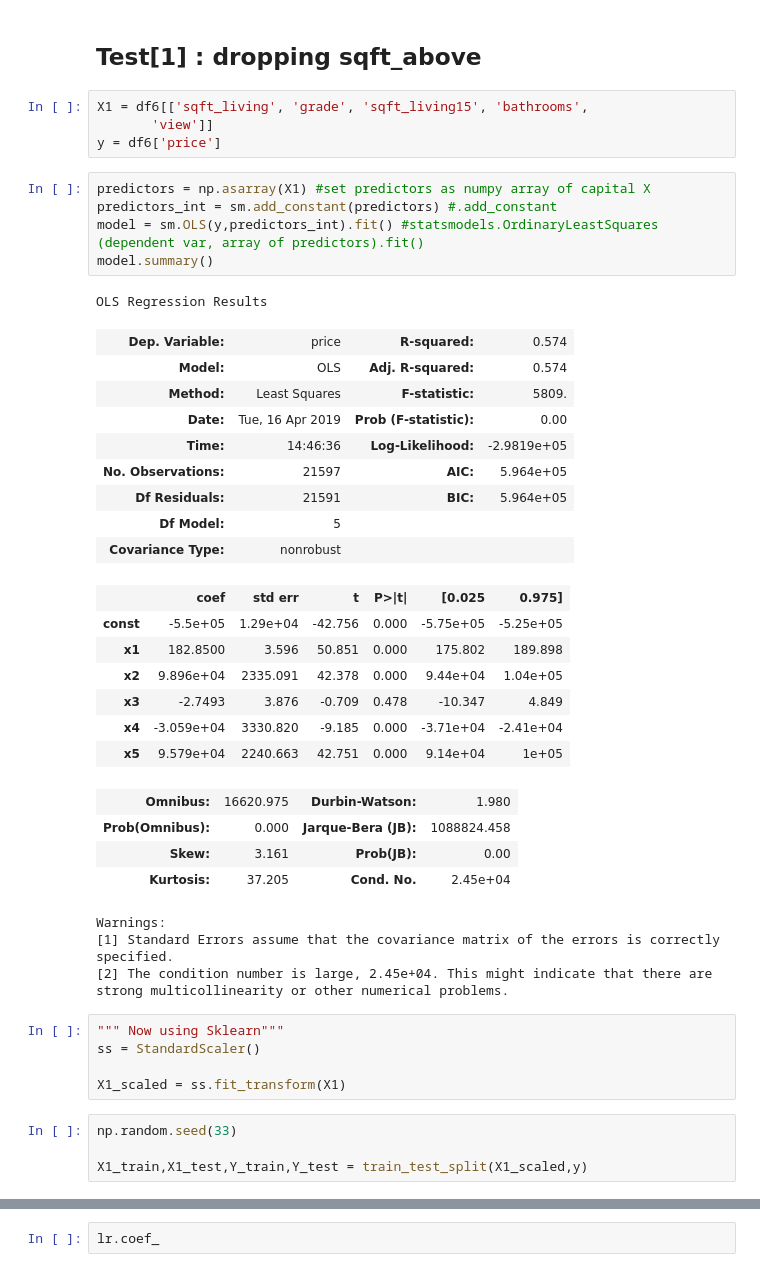
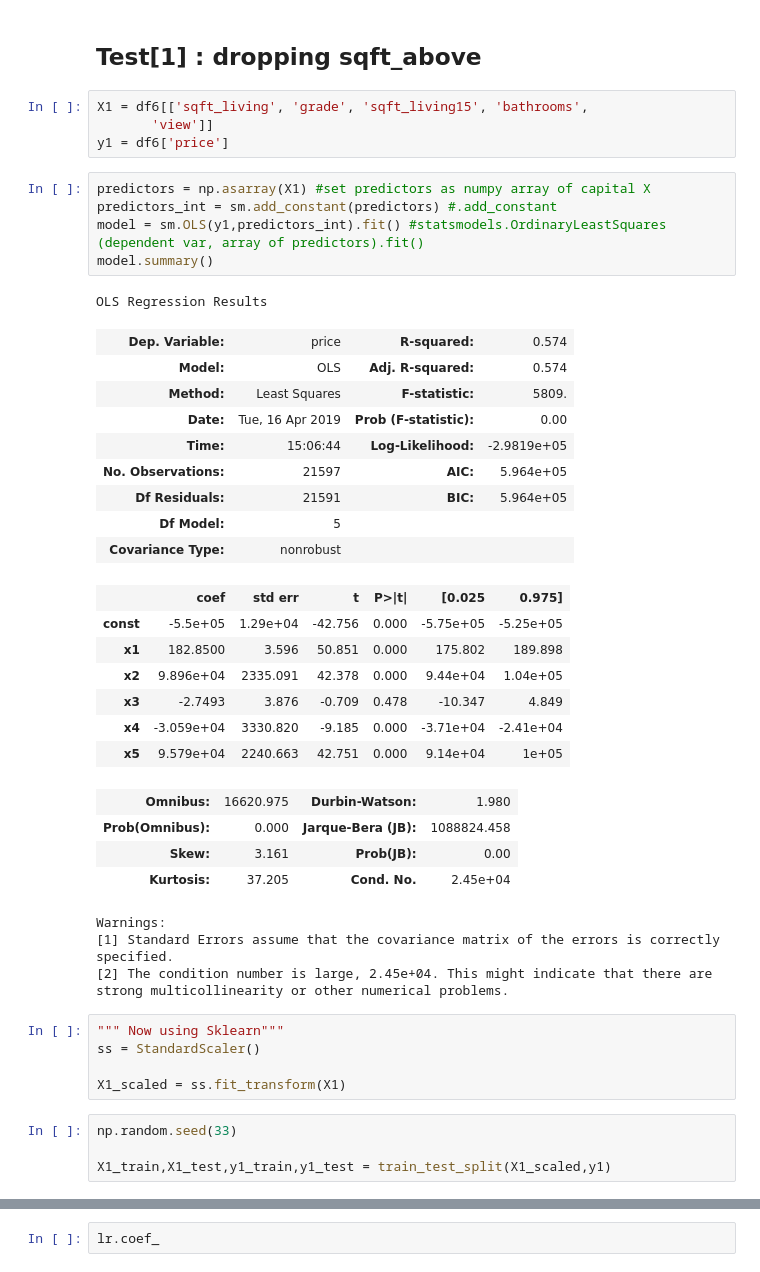
Before and after one commit to A92e/kingcountyWA_home_price_predictor, a Jupyter notebook: model_improvement.ipynb, the cells around one changed output, grey strips where cells are left out. Drawn from its saved outputs; the diff is of its cells as text.

Commit message:
Adding model_improvements Tests1-3 - 3:47pm

```diff
--- a/model_improvement.ipynb
+++ b/model_improvement.ipynb
@@ -64,19 +64,19 @@ abs(df6.corr()) > .8
 # %%
 X1 = df6[['sqft_living', 'grade', 'sqft_living15', 'bathrooms',
        'view']]
-y = df6['price']
+y1 = df6['price']
 # %%
 predictors = np.asarray(X1) #set predictors as numpy array of capital X
 predictors_int = sm.add_constant(predictors) #.add_constant
-model = sm.OLS(y,predictors_int).fit() #statsmodels.OrdinaryLeastSquares (dependent var, array of predictors).fit()
+model = sm.OLS(y1,predictors_int).fit() #statsmodels.OrdinaryLeastSquares (dependent var, array of predictors).fit()
 model.summary()
 # %% [output]
 OLS Regression Results
 | Dep. Variable: | price | R-squared: | 0.574 |
 | Model: | OLS | Adj. R-squared: | 0.574 |
 | Method: | Least Squares | F-statistic: | 5809. |
 | Date: | Tue, 16 Apr 2019 | Prob (F-statistic): | 0.00 |
-| Time: | 14:46:36 | Log-Likelihood: | -2.9819e+05 |
+| Time: | 15:06:44 | Log-Likelihood: | -2.9819e+05 |
 | No. Observations: | 21597 | AIC: | 5.964e+05 |
 | Df Residuals: | 21591 | BIC: | 5.964e+05 |
 | Df Model: | 5 |  |  |
@@ -104,6 +104,6 @@ X1_scaled = ss.fit_transform(X1)
 # %%
 np.random.seed(33)
 
-X1_train,X1_test,Y_train,Y_test = train_test_split(X1_scaled,y)
+X1_train,X1_test,y1_train,y1_test = train_test_split(X1_scaled,y1)
 # %%
 lr = LinearRegression()
```
Also changed, not shown: parts of 43 cells of this notebook.
